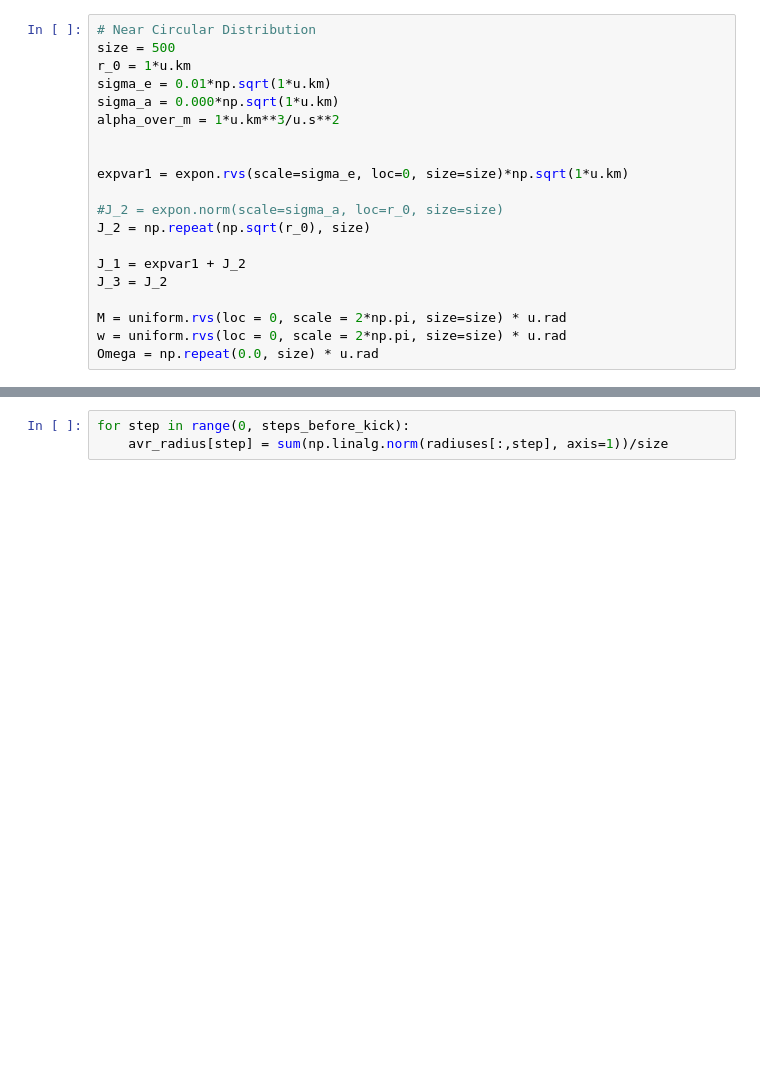
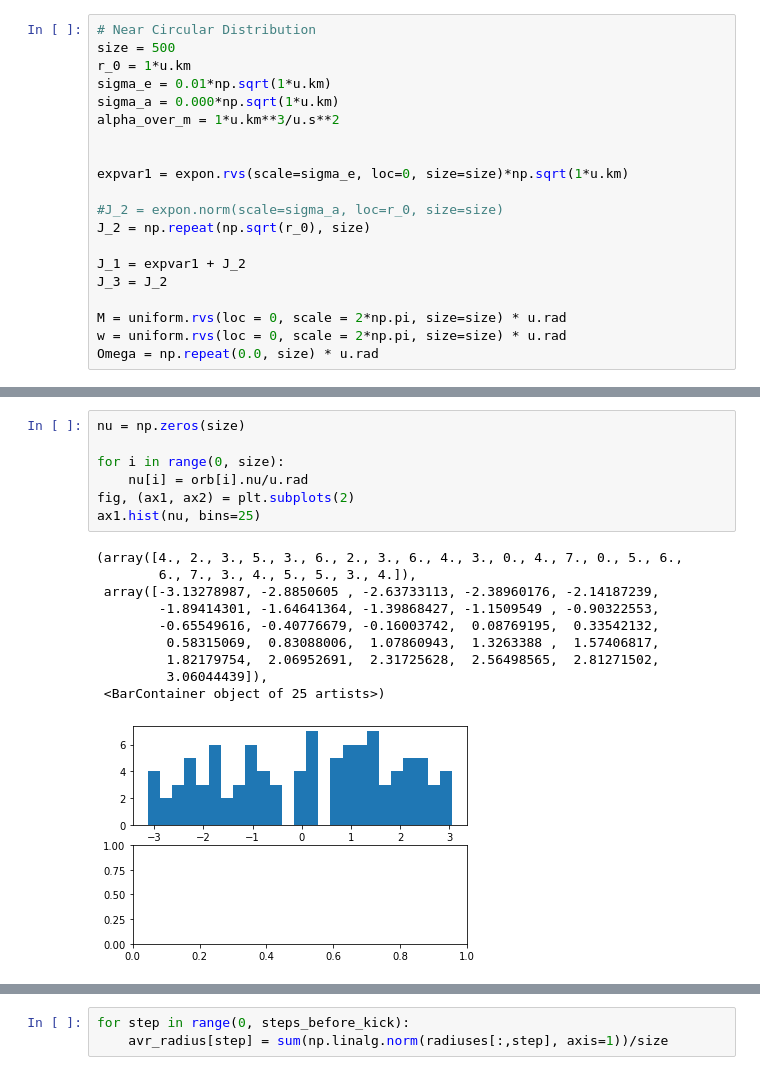
Before and after one commit to henhen724/EchoSimulation, a Jupyter notebook: PythonSimulation/Kepler Echo.ipynb, the cells around one changed output, grey strips where cells are left out. Drawn from its saved outputs; the diff is of its cells as text; blank space fills up the shorter version.

```diff
--- a/PythonSimulation/Kepler Echo.ipynb
+++ b/PythonSimulation/Kepler Echo.ipynb
@@ -83,3 +137,21 @@ for i in range(0, size):
+# %%
+nu = np.zeros(size)
+
+for i in range(0, size):
+    nu[i] = orb[i].nu/u.rad
+fig, (ax1, ax2) = plt.subplots(2)
+ax1.hist(nu, bins=25)
+# %% [output]
+(array([4., 2., 3., 5., 3., 6., 2., 3., 6., 4., 3., 0., 4., 7., 0., 5., 6.,
+        6., 7., 3., 4., 5., 5., 3., 4.]),
+ array([-3.13278987, -2.8850605 , -2.63733113, -2.38960176, -2.14187239,
+        -1.89414301, -1.64641364, -1.39868427, -1.1509549 , -0.90322553,
+        -0.65549616, -0.40776679, -0.16003742,  0.08769195,  0.33542132,
+         0.58315069,  0.83088006,  1.07860943,  1.3263388 ,  1.57406817,
+         1.82179754,  2.06952691,  2.31725628,  2.56498565,  2.81271502,
+         3.06044439]),
+ <BarContainer object of 25 artists>)
+[figure, added]
 # %%
 x = np.empty(size)*u.km
 y = np.empty(size)*u.km
```
Also changed, not shown: parts of 18 cells of this notebook.
